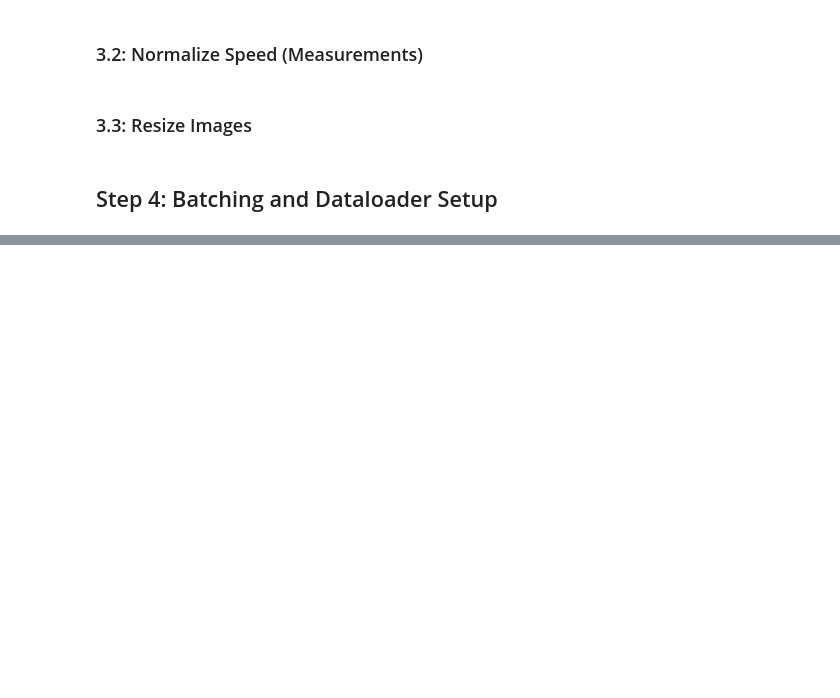
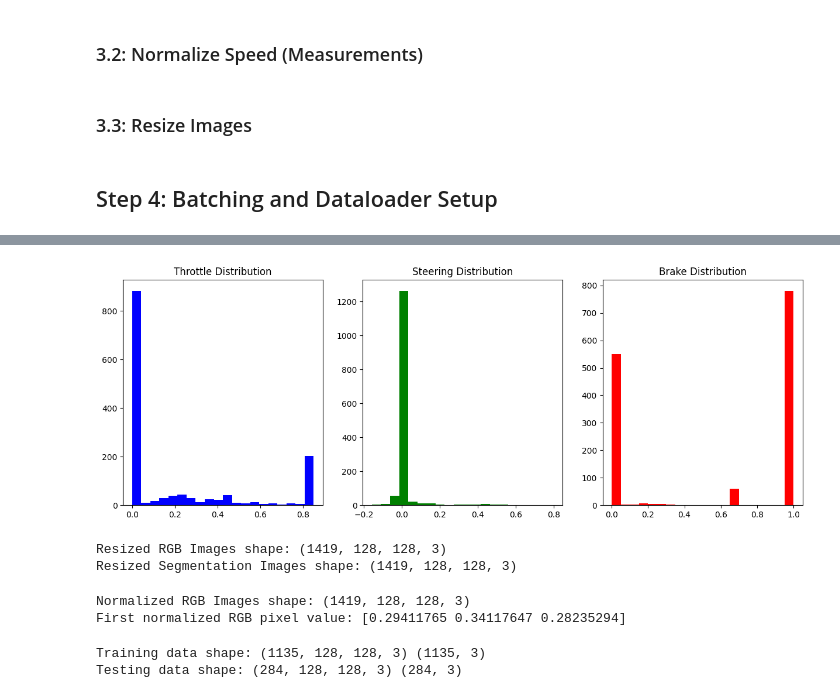
Before and after one commit to UmarBalak/Major-Project, a Jupyter notebook: AdaptFL_Dataset.ipynb, the cells around one changed output, grey strips where cells are left out. Cells and saved outputs as stored; diff of their text form; code cells hidden in the pictures; blank space fills up the shorter version.

```diff
--- a/AdaptFL_Dataset.ipynb
+++ b/AdaptFL_Dataset.ipynb
@@ -462,0 +519,72 @@ carla_dataloader = DataLoader(carla_dataset, batch_size=32, shuffle=True)
+# %%
+# Plot distribution of throttle, steer, and brake
+def plot_control_distribution():
+    throttle = controls[:, 0]
+    steer = controls[:, 1]
+    brake = controls[:, 2]
+
+    fig, ax = plt.subplots(1, 3, figsize=(15, 5))
+
+    ax[0].hist(throttle, bins=20, color='blue')
+    ax[0].set_title('Throttle Distribution')
+
+    ax[1].hist(steer, bins=20, color='green')
+    ax[1].set_title('Steering Distribution')
+
+    ax[2].hist(brake, bins=20, color='red')
+    ax[2].set_title('Brake Distribution')
+
+    plt.show()
+
+plot_control_distribution()
+# %% [output]
+[figure, added]
+# %%
+import cv2
+
+def resize_images(images, new_size=(128, 128)):
+    resized_images = []
+    for img in images:
+        resized_img = cv2.resize(img, new_size)
+        resized_images.append(resized_img)
+    return np.array(resized_images)
+
+# Resize RGB and segmentation images
+rgb_resized = resize_images(rgb_images, new_size=(128, 128))
+segmentation_resized = resize_images(segmentation_images, new_size=(128, 128))
+
+# Check shape
+print("Resized RGB Images shape:", rgb_resized.shape)
+print("Resized Segmentation Images shape:", segmentation_resized.shape)
+# %% [output]
+Resized RGB Images shape: (1419, 128, 128, 3)
+Resized Segmentation Images shape: (1419, 128, 128, 3)
+# %%
+# Normalize RGB images (convert pixel values to range 0-1)
+rgb_normalized = rgb_resized / 255.0
+
+# Normalize controls (optional, depending on the value range)
+controls_normalized = controls / np.array([1.0, 1.0, 1.0])  # Assuming throttle, steer, brake are between 0 and 1
+
+# Print shape and verify values
+print("Normalized RGB Images shape:", rgb_normalized.shape)
+print("First normalized RGB pixel value:", rgb_normalized[0][0][0])
+# %% [output]
+Normalized RGB Images shape: (1419, 128, 128, 3)
+First normalized RGB pixel value: [0.29411765 0.34117647 0.28235294]
+# %%
+from sklearn.model_selection import train_test_split
+
+# Define the features (X) and labels (y)
+X = rgb_normalized
+y = controls_normalized  # Labels can be controls for now (throttle, steer, brake)
+
+# Split data into train (80%) and test (20%)
+X_train, X_test, y_train, y_test = train_test_split(X, y, test_size=0.2, random_state=42)
+
+# Check the shapes
+print("Training data shape:", X_train.shape, y_train.shape)
+print("Testing data shape:", X_test.shape, y_test.shape)
+# %% [output]
+Training data shape: (1135, 128, 128, 3) (1135, 3)
+Testing data shape: (284, 128, 128, 3) (284, 3)
```
Also changed, not shown: parts of 8 cells of this notebook.
